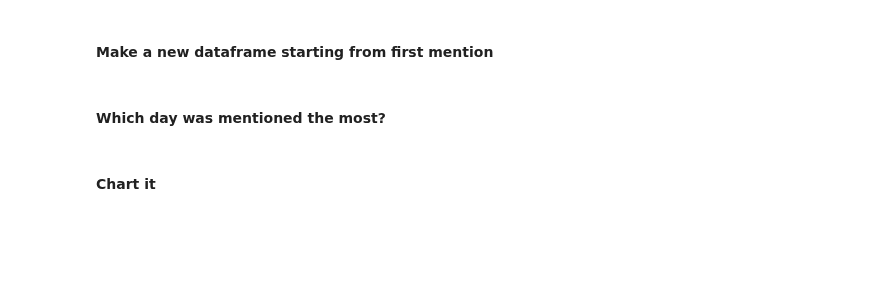
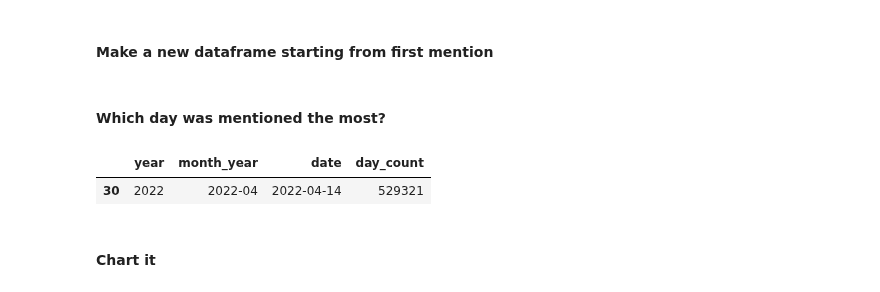
Before and after one commit to stiles/usc, a Jupyter notebook: students/shreyaag/notebooks/16-twitter-mentions-DEMO.ipynb, the cells around one changed output. Saved outputs shown, nothing was run; the diff lists cells and outputs as text; code cells hidden in the pictures; blank space fills up the shorter version.

```diff
--- a/students/shreyaag/notebooks/16-twitter-mentions-DEMO.ipynb
+++ b/students/shreyaag/notebooks/16-twitter-mentions-DEMO.ipynb
@@ -42,2 +57,4 @@ pd.options.display.max_rows = 1000
 # %% [markdown]
 #### Define that as a variable
+# %%
+first = df[df["day_count"] > 0]["date"].tail(1).iloc[0]
@@ -48,7 +77,14 @@ pd.options.display.max_rows = 1000
 # %% [markdown]
 #### Make a new dataframe starting from first mention
+# %%
+df_complete = df[df["date"] >= first]
 # %% [markdown]
 #### Which day was mentioned the most?
+# %%
+df_complete[df_complete["day_count"] == df_complete["day_count"].max()]
+# %% [output]
+|  | year | month_year | date | day_count |
+| 30 | 2022 | 2022-04 | 2022-04-14 | 529321 |
 # %% [markdown]
 #### Chart it
 # %%
```
Also changed, not shown: parts of 13 cells of this notebook, 1 other file.
